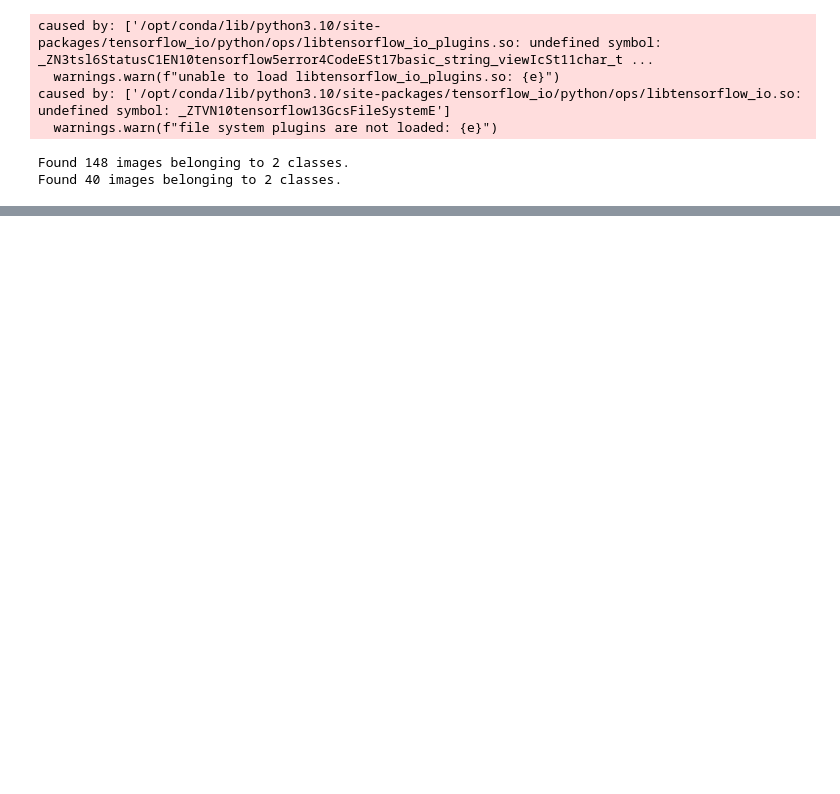
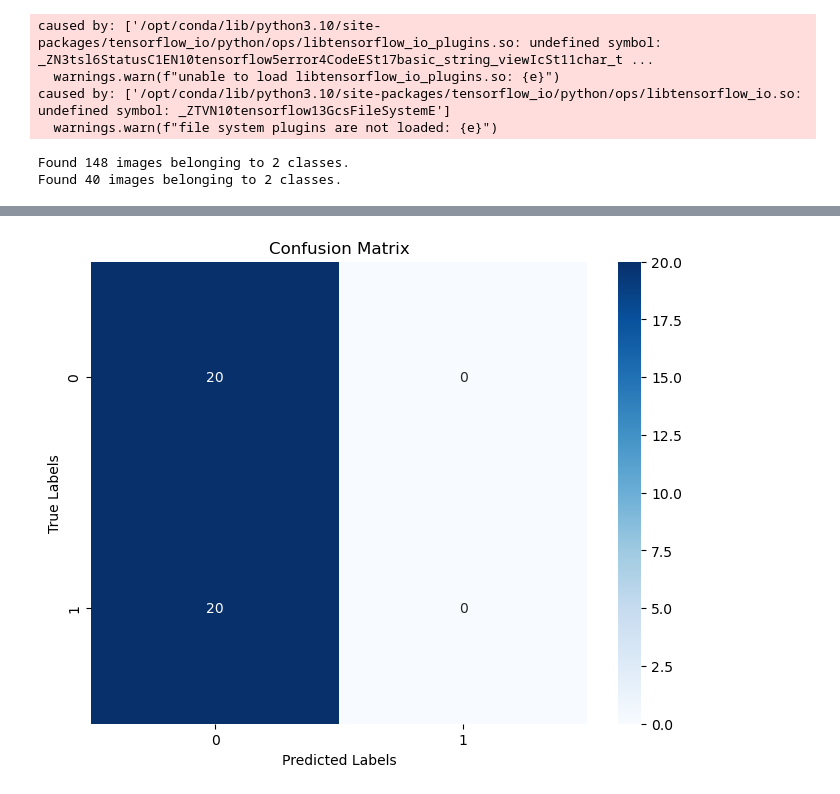
Before and after one commit to S18-Niloy/Covid_Cell-detection, a Jupyter notebook: covid-cell-detection.ipynb, the cells around one changed output, grey strips where cells are left out. Drawn from its saved outputs; the diff is of its cells as text; code cells hidden in the pictures; blank space fills up the shorter version.

```diff
--- a/covid-cell-detection.ipynb
+++ b/covid-cell-detection.ipynb
@@ -138 +138,9 @@ print("Predicted Label:", predicted_label)
 Predicted Label: Pneumonia
+# %%
+
+# Get the true labels for the test set
+y_true = test_generator.classes
+# %%
+# Predict the labels for the test set
+y_pred = model.predict_generator(test_generator)
+y_pred = np.argmax(y_pred, axis=1)
@@ -139,2 +149,5 @@ Predicted Label: Pneumonia
+# %%
+# Create the confusion matrix
+conf_matrix = confusion_matrix(y_true, y_pred)
 # %%
 import matplotlib.pyplot as plt
@@ -141,0 +155,10 @@ from sklearn.metrics import confusion_matrix
+# %%
+# Plot the confusion matrix as a heatmap
+plt.figure(figsize=(8, 6))
+sns.heatmap(conf_matrix, annot=True, fmt="d", cmap="Blues")
+plt.xlabel("Predicted Labels")
+plt.ylabel("True Labels")
+plt.title("Confusion Matrix")
+plt.show()
+# %% [output]
+[figure, added]
```
Also changed, not shown: parts of 7 cells of this notebook.
